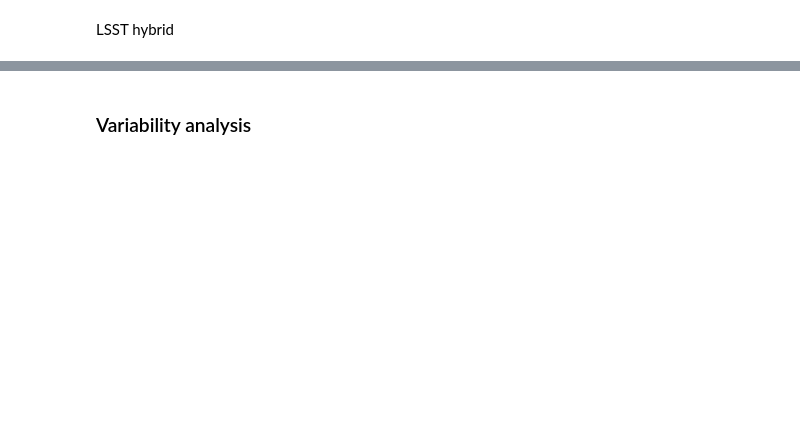
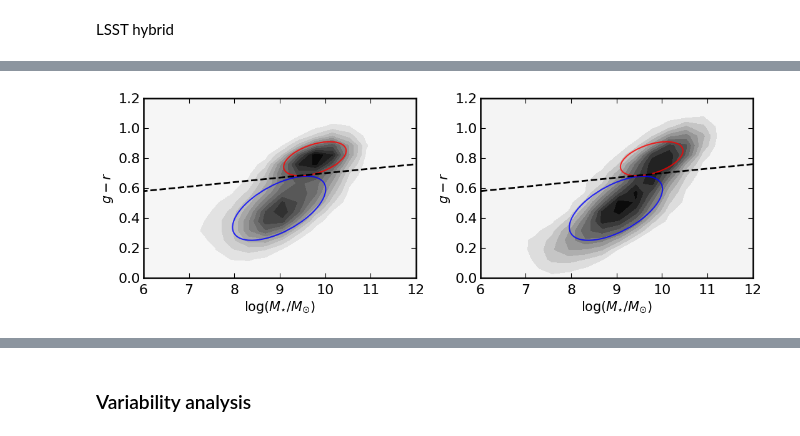
Before and after one commit to burke86/imbh_forecast, a Jupyter notebook: forecast.ipynb, the cells around one changed output, grey strips where cells are left out. Cells and saved outputs as stored; diff of their text form; code cells hidden in the pictures; blank space fills up the shorter version.

```diff
--- a/forecast.ipynb
+++ b/forecast.ipynb
@@ -757,0 +567,97 @@ fig.savefig('redshift.pdf', dpi=300)
+# %%
+from scipy.optimize import curve_fit
+from sklearn.mixture import GaussianMixture, BayesianGaussianMixture
+
+fig, axs = plt.subplots(1, 2, figsize=(11, 4))
+
+# Data
+g = 22.5 - 2.5*np.log10(data_nsa['PETROFLUX'][:,3]) # g
+r = 22.5 - 2.5*np.log10(data_nsa['PETROFLUX'][:,4]) # r
+stellar_mass = data_nsa['MASS'] * (0.7)**2
+
+# GMM
+thin = 10
+mask_nan = np.isfinite(g-r) & np.isfinite(np.log10(stellar_mass))
+#mask_outlier = (np.log10(stellar_mass) > 6) & (np.log10(stellar_mass) < 12) & ((g-r) > 0) & ((g-r) < 1.2)
+
+x = np.log10(stellar_mass)[mask_nan][::thin]
+y = (g-r)[mask_nan][::thin]
+X = np.array([x, y]).T
+
+gmm = BayesianGaussianMixture(n_components=3, covariance_type="full", random_state=1).fit(X)
+labels = gmm.predict(X)
+
+xx, yy = np.mgrid[5:12:20j, 0:1.2:20j]
+positions = np.vstack([xx.ravel(), yy.ravel()])
+values = np.vstack([x, y])
+
+kernel = st.gaussian_kde(values)
+f = np.reshape(kernel(positions).T, xx.shape)
+cfset = axs[0].contourf(xx, yy, f, levels=12, cmap='binary')
+
+
+#
+for k, (key, s) in enumerate(samples.items()):
+
+    print(key)
+
+    band = bands[key]
+    seed_keys = list(pars[key]['seed_dict'].keys())
+    colors = ['b','m','g']
+    nbootstrap = pars[key]['nbootstrap']
+
+    for i, seed in enumerate(seed_keys):
+
+        # Redshift distributions are identical for all seeding scenarios
+        if i > 0:
+            continue
+
+        ndraw_dim = int(np.max(samples[key]['ndraws']))
+
+        j = 0 # First bootstrap
+
+        stellar_mass = s['M_star_draw'][j,:ndraw_dim].value
+        g_minus_r = s['g-r'][j,:ndraw_dim]
+        pop = s['pop'][j,:ndraw_dim]
+
+        # SDSS detection limit
+        mask_nan = np.isfinite(np.log10(stellar_mass)) & np.isfinite(g_minus_r) & (pop < 2)
+        mask_mag = (s[f'm_{band}_{seed}'][j,:ndraw_dim] < 18.5) & (s[f'm_{band}_{seed}'][j,:ndraw_dim] > 14)
+
+        x = np.log10(stellar_mass)[mask_nan & mask_mag] #[::thin]
+        y = g_minus_r[mask_nan & mask_mag] #[::thin]
+
+        xx, yy = np.mgrid[5:12:20j, 0:1.2:20j]
+        positions = np.vstack([xx.ravel(), yy.ravel()])
+        values = np.vstack([x, y])
+
+        kernel = st.gaussian_kde(values)
+        f = np.reshape(kernel(positions).T, xx.shape)
+        cfset = axs[1].contourf(xx, yy, f, levels=12, cmap='binary')
+
+
+for ax in axs:
+    ax.set_ylim([0.0, 1.2])
+    ax.set_xlim([6, 12])
+
+    # Plot contours
+    plot_results(None, gmm.predict(X), gmm.means_, gmm.covariances_, 0, ax=ax, alphas=[0.8, 0.8, 0], colors=['b','r','k'])
+
+
+    # Bell 2003 slope
+    x_eval = np.linspace(4, 13)
+    ax.plot(x_eval, 0.03*x_eval + 0.4, lw=2, color='k', linestyle='dashed')
+
+    ax.set_ylabel(r'$g - r$')
+    ax.set_xlabel(r'$\log(M_{\star}/M_{\odot})$')
+
+    ax.tick_params(axis='both', which='both', direction='in', labelsize=16)
+    ax.tick_params(axis='both', which='major', length=6)
+    ax.tick_params(axis='both', which='minor', length=3)
+    ax.yaxis.set_ticks_position('both')
+    ax.xaxis.set_ticks_position('both')
+    ax.tick_params(axis='x', which='major', pad=7)
+
+fig.tight_layout()
+fig.savefig('color.pdf', dpi=300)
+# %% [output]
@@ -758,3 +665,4 @@ fig.savefig('redshift.pdf', dpi=300)
+[figure, added]
 # %%
 fig, ax = plt.subplots(1, 1, figsize=(5, 4))
 
```
Also changed, not shown: parts of 52 cells of this notebook, 1 other file.
